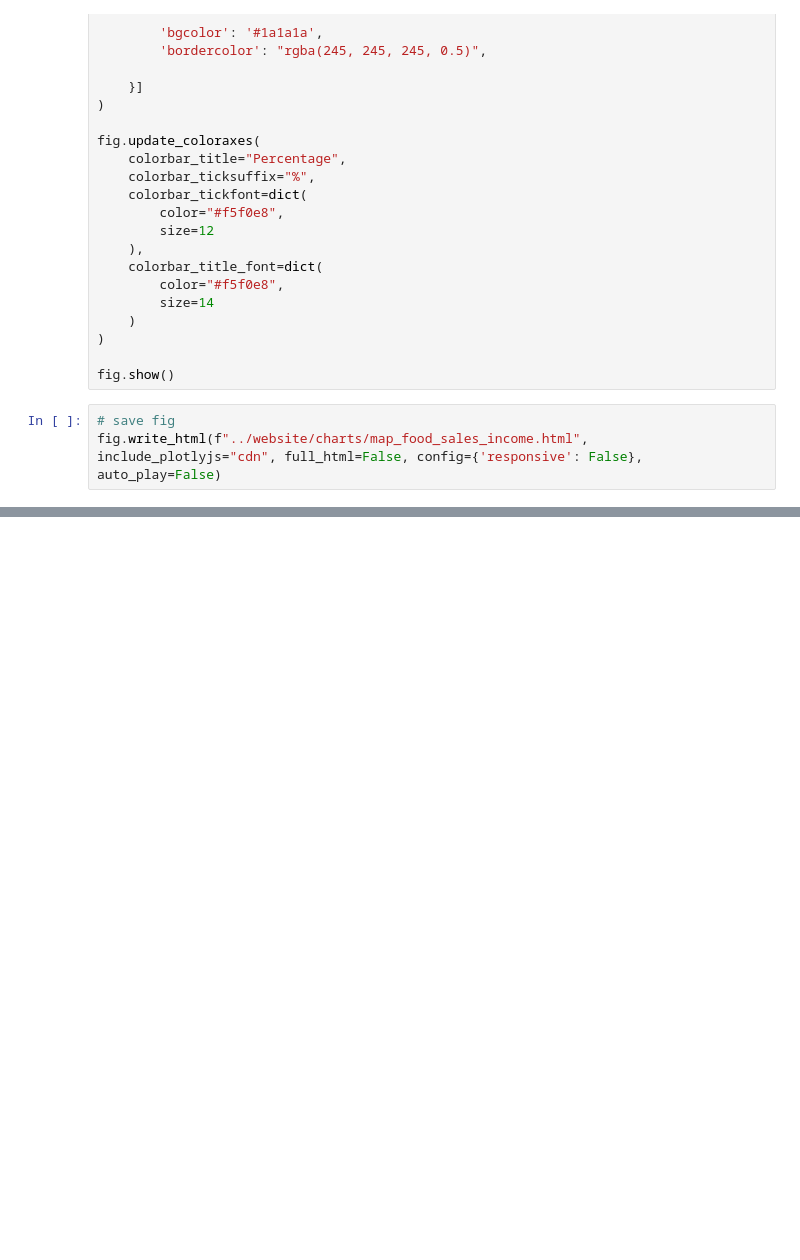
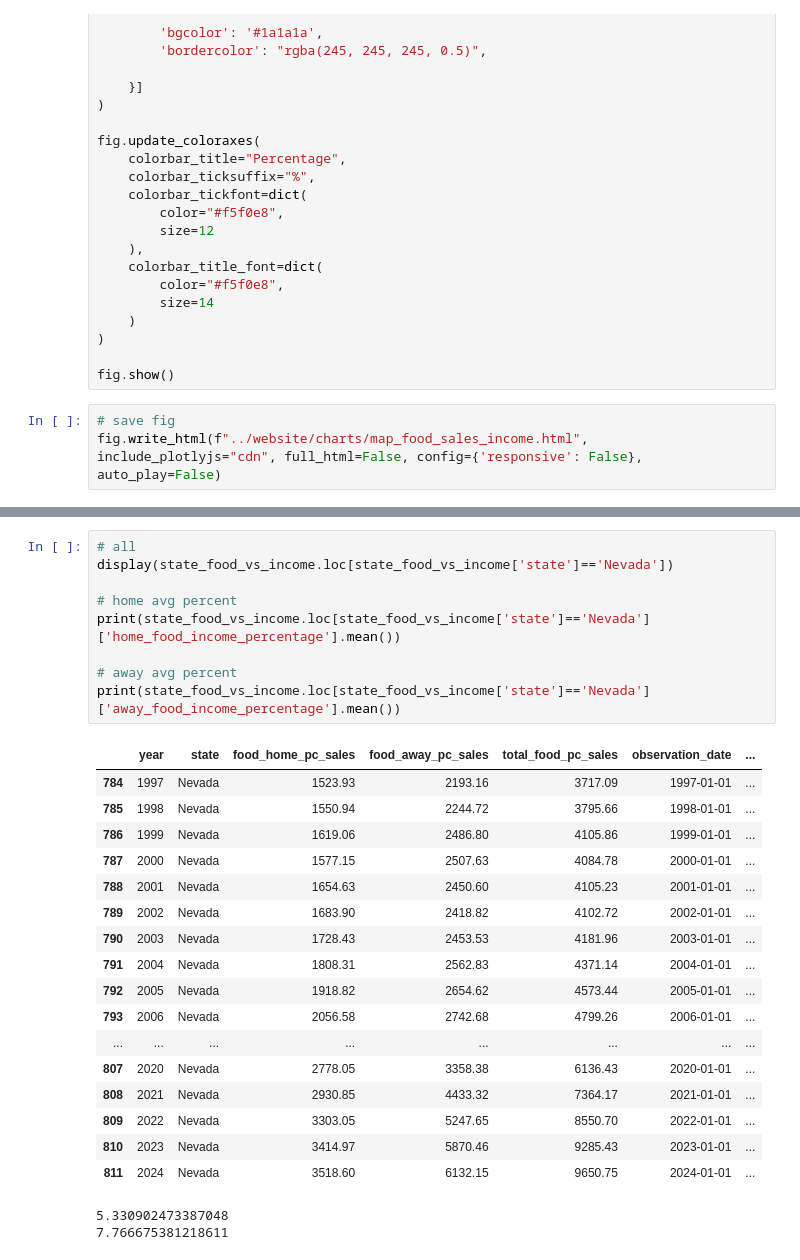
Before and after one commit to rvt9bx/dsan-scholarship-project, a Jupyter notebook: scripts/viz.ipynb, the cells around one changed output, grey strips where cells are left out. Drawn from its saved outputs; the diff is of its cells as text; blank space fills up the shorter version.

```diff
--- a/scripts/viz.ipynb
+++ b/scripts/viz.ipynb
@@ -1492,0 +1566,29 @@ fig.write_html(f"../website/charts/map_food_sales_income.html", include_plotlyjs
+# %%
+# all
+display(state_food_vs_income.loc[state_food_vs_income['state']=='Nevada'])
+
+# home avg percent
+print(state_food_vs_income.loc[state_food_vs_income['state']=='Nevada']['home_food_income_percentage'].mean())
+
+# away avg percent
+print(state_food_vs_income.loc[state_food_vs_income['state']=='Nevada']['away_food_income_percentage'].mean())
+# %% [output]
+|  | year | state | food_home_pc_sales | food_away_pc_sales | total_food_pc_sales | observation_date | ... |
+| 784 | 1997 | Nevada | 1523.93 | 2193.16 | 3717.09 | 1997-01-01 | ... |
+| 785 | 1998 | Nevada | 1550.94 | 2244.72 | 3795.66 | 1998-01-01 | ... |
+| 786 | 1999 | Nevada | 1619.06 | 2486.80 | 4105.86 | 1999-01-01 | ... |
+| 787 | 2000 | Nevada | 1577.15 | 2507.63 | 4084.78 | 2000-01-01 | ... |
+| 788 | 2001 | Nevada | 1654.63 | 2450.60 | 4105.23 | 2001-01-01 | ... |
+| 789 | 2002 | Nevada | 1683.90 | 2418.82 | 4102.72 | 2002-01-01 | ... |
+| 790 | 2003 | Nevada | 1728.43 | 2453.53 | 4181.96 | 2003-01-01 | ... |
+| 791 | 2004 | Nevada | 1808.31 | 2562.83 | 4371.14 | 2004-01-01 | ... |
+| 792 | 2005 | Nevada | 1918.82 | 2654.62 | 4573.44 | 2005-01-01 | ... |
+| 793 | 2006 | Nevada | 2056.58 | 2742.68 | 4799.26 | 2006-01-01 | ... |
+| ... | ... | ... | ... | ... | ... | ... | ... |
+| 807 | 2020 | Nevada | 2778.05 | 3358.38 | 6136.43 | 2020-01-01 | ... |
+| 808 | 2021 | Nevada | 2930.85 | 4433.32 | 7364.17 | 2021-01-01 | ... |
+| 809 | 2022 | Nevada | 3303.05 | 5247.65 | 8550.70 | 2022-01-01 | ... |
+| 810 | 2023 | Nevada | 3414.97 | 5870.46 | 9285.43 | 2023-01-01 | ... |
+| 811 | 2024 | Nevada | 3518.60 | 6132.15 | 9650.75 | 2024-01-01 | ... |
+5.330902473387048
+7.766675381218611
```
Also changed, not shown: parts of 6 cells of this notebook, 23 other files.
